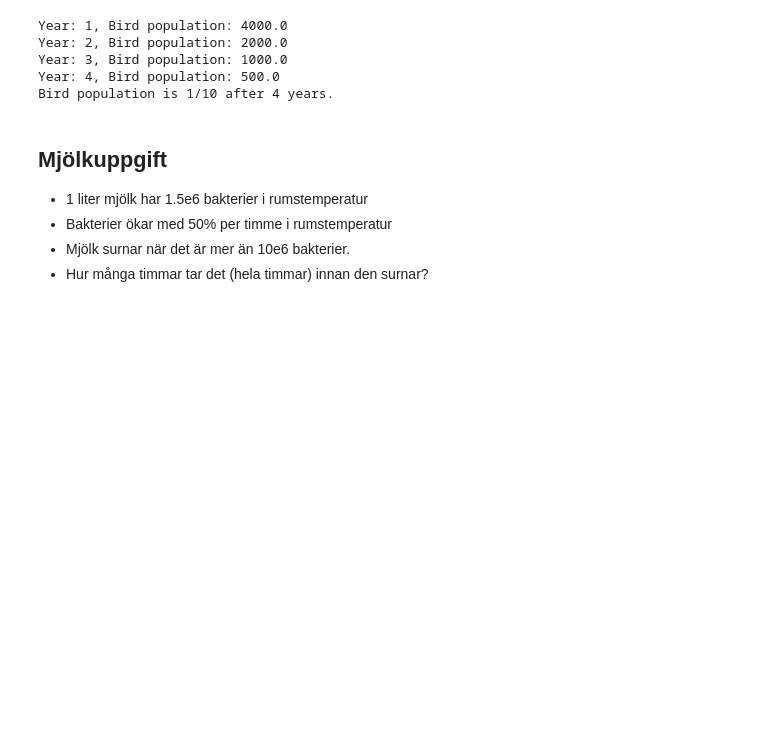
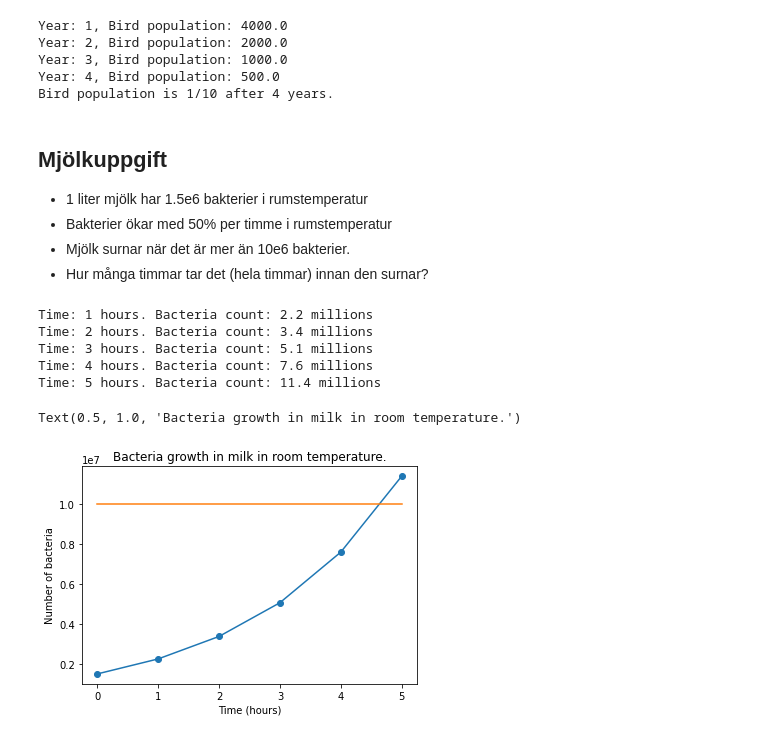
Before and after one commit to jwiegert/python-programming-joachim-wiegert, a Jupyter notebook: Code-Along/2_while_statements.ipynb, the cells around one changed output. Saved outputs shown, nothing was run; the diff lists cells and outputs as text; code cells hidden in the pictures; blank space fills up the shorter version.

Commit message:
While, pipenv, and moved testfiles from 1st lect

```diff
--- a/Code-Along/2_while_statements.ipynb
+++ b/Code-Along/2_while_statements.ipynb
@@ -75,0 +67,33 @@ while nbacteria <= 1e7: # Sours at 10 million bacteria
+# %%
+import matplotlib.pyplot as plt
+
+nbacteria    = 1.5e6       # Initial number of bacteria
+bacterialist = [nbacteria] # Create an empty list (NOT an array!), lists can change size, not arrays.
+hours        = 0           # Initial time
+nsour        = 1e7         # Number bacteria when milk goes sour
+growthfactor = 1.5         # Factor for hourly growth of bacteria
+
+while nbacteria <= nsour: # Sours at 10 million bacteria
+    nbacteria *= growthfactor      # Increases by 50% per  hour
+    hours     += 1                 # Increase hour by one
+    bacterialist.append(nbacteria) # Save number of bacteria in list
+    # Print out results!
+    print(f"Time: {hours} hours. Bacteria count: {nbacteria/1e6:.1f} millions")
+#
+# Plot the bacteria growth.
+#
+plt.plot(range(0,hours+1),bacterialist,'o-')
+plt.plot([0,hours],[nsour,nsour])
+# Alternative for the line:
+# plt.plot(range(0,hours+1),[nsour]*(hours+1)) # y-variable is list containing nsour, lengthened to hours+1 in length.
+plt.xlabel("Time (hours)")
+plt.ylabel("Number of bacteria")
+plt.title("Bacteria growth in milk in room temperature.")
+# %% [output]
+Time: 1 hours. Bacteria count: 2.2 millions
+Time: 2 hours. Bacteria count: 3.4 millions
+Time: 3 hours. Bacteria count: 5.1 millions
+Time: 4 hours. Bacteria count: 7.6 millions
+Time: 5 hours. Bacteria count: 11.4 millions
+Text(0.5, 1.0, 'Bacteria growth in milk in room temperature.')
+[figure, added]
```
Also changed, not shown: parts of 1 cell of this notebook, 6 other files.
